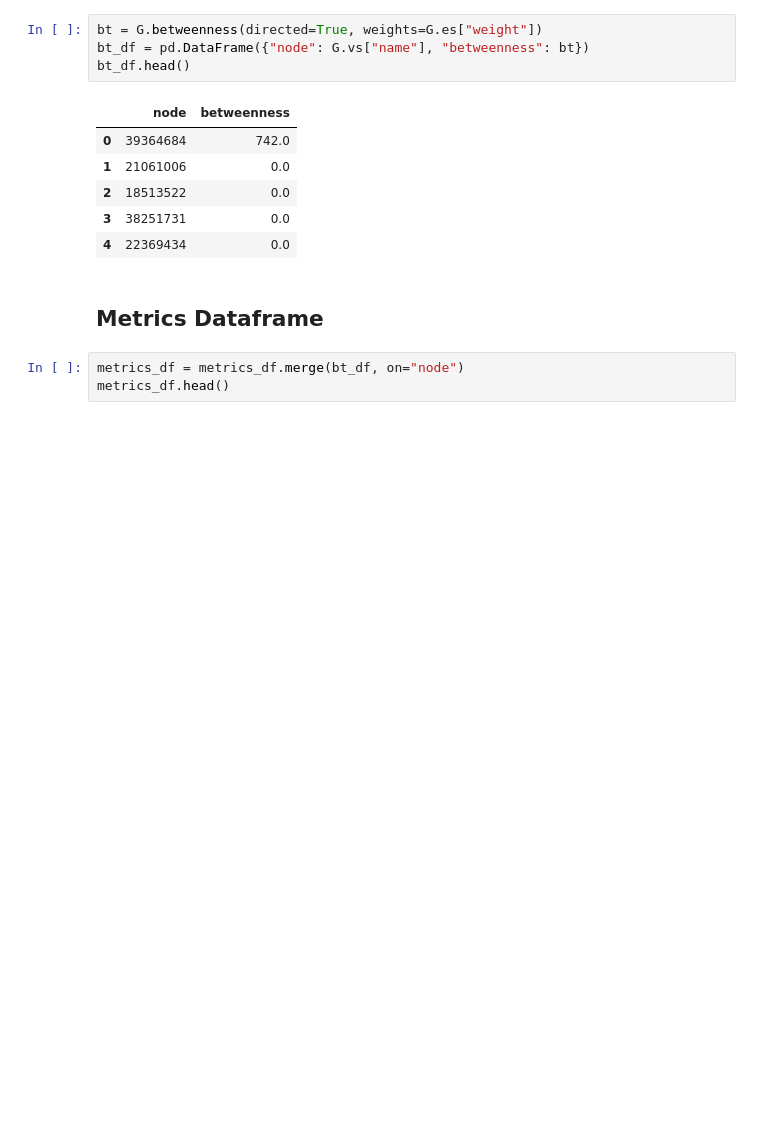
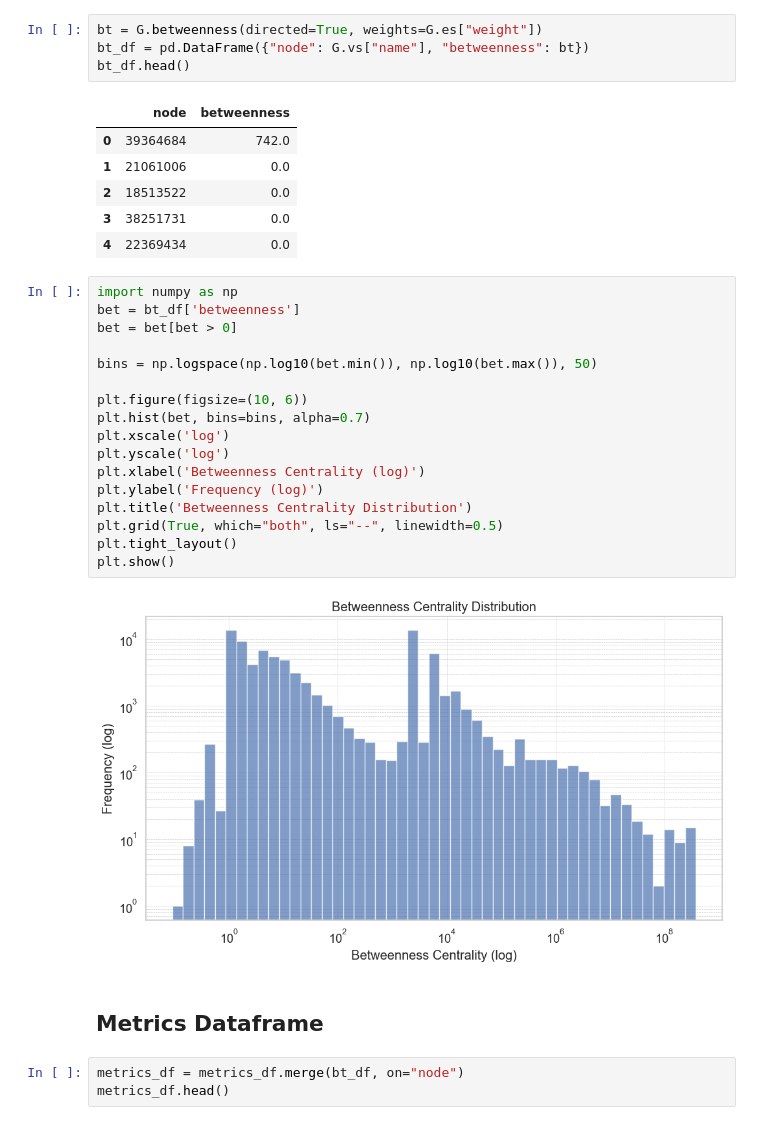
Before and after one commit to Xron7/FakeNewsDetection, a Jupyter notebook: network/network_analysis.ipynb, the cells around one changed output. Cells and saved outputs as stored; diff of their text form; blank space fills up the shorter version.

Commit message:
betweenness plot

```diff
--- a/network/network_analysis.ipynb
+++ b/network/network_analysis.ipynb
@@ -111,6 +111,25 @@ bt_df.head()
 | 2 | 18513522 | 0.0 |
 | 3 | 38251731 | 0.0 |
 | 4 | 22369434 | 0.0 |
+# %%
+import numpy as np
+bet = bt_df['betweenness']
+bet = bet[bet > 0]
+
+bins = np.logspace(np.log10(bet.min()), np.log10(bet.max()), 50)
+
+plt.figure(figsize=(10, 6))
+plt.hist(bet, bins=bins, alpha=0.7)
+plt.xscale('log')
+plt.yscale('log')
+plt.xlabel('Betweenness Centrality (log)')
+plt.ylabel('Frequency (log)')
+plt.title('Betweenness Centrality Distribution')
+plt.grid(True, which="both", ls="--", linewidth=0.5)
+plt.tight_layout()
+plt.show()
+# %% [output]
+[figure, added]
 # %% [markdown]
 ## Metrics Dataframe
 # %%
```
